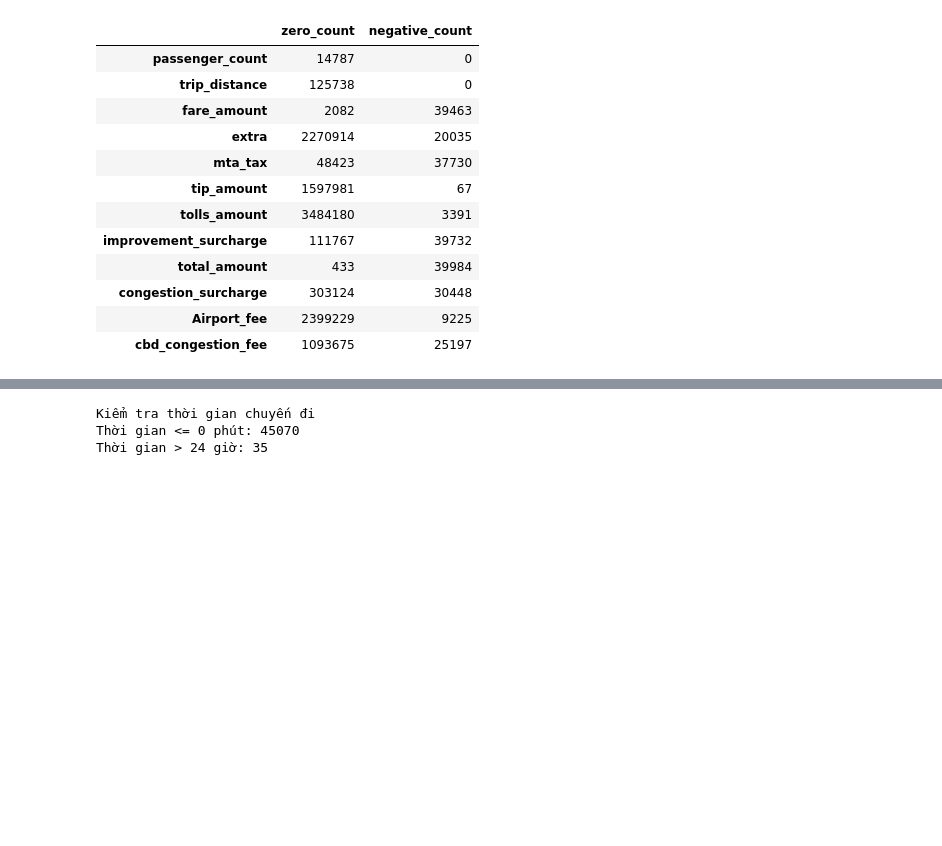
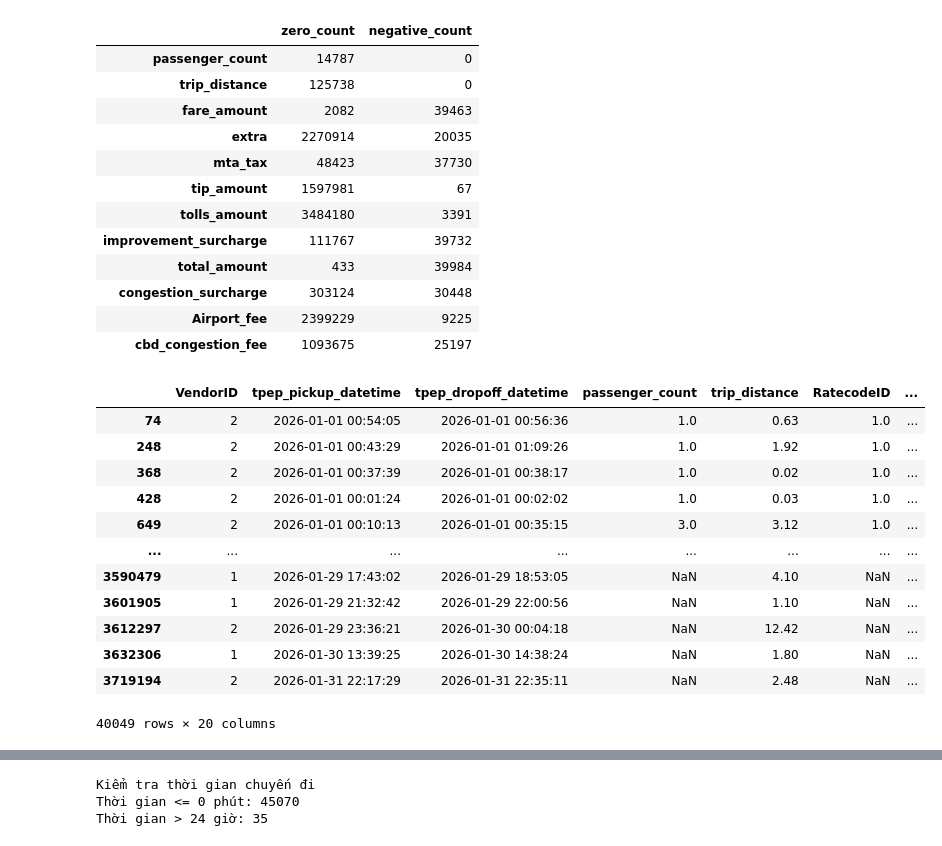
Before and after one commit to Vanton123/nyc-taxi-analytics, a Jupyter notebook: notebook/01_data_exploration.ipynb, the cells around one changed output, grey strips where cells are left out. Saved outputs shown, nothing was run; the diff lists cells and outputs as text; code cells hidden in the pictures; blank space fills up the shorter version.

```diff
--- a/notebook/01_data_exploration.ipynb
+++ b/notebook/01_data_exploration.ipynb
@@ -170,3 +237,19 @@ display(summary)
 | congestion_surcharge | 303124 | 30448 |
 | Airport_fee | 2399229 | 9225 |
 | cbd_congestion_fee | 1093675 | 25197 |
+# %%
+df[df[check_issuseCols].lt(0).any(axis=1)]
+# %% [output]
+|  | VendorID | tpep_pickup_datetime | tpep_dropoff_datetime | passenger_count | trip_distance | RatecodeID | ... |
+| 74 | 2 | 2026-01-01 00:54:05 | 2026-01-01 00:56:36 | 1.0 | 0.63 | 1.0 | ... |
+| 248 | 2 | 2026-01-01 00:43:29 | 2026-01-01 01:09:26 | 1.0 | 1.92 | 1.0 | ... |
+| 368 | 2 | 2026-01-01 00:37:39 | 2026-01-01 00:38:17 | 1.0 | 0.02 | 1.0 | ... |
+| 428 | 2 | 2026-01-01 00:01:24 | 2026-01-01 00:02:02 | 1.0 | 0.03 | 1.0 | ... |
+| 649 | 2 | 2026-01-01 00:10:13 | 2026-01-01 00:35:15 | 3.0 | 3.12 | 1.0 | ... |
+| ... | ... | ... | ... | ... | ... | ... | ... |
+| 3590479 | 1 | 2026-01-29 17:43:02 | 2026-01-29 18:53:05 | NaN | 4.10 | NaN | ... |
+| 3601905 | 1 | 2026-01-29 21:32:42 | 2026-01-29 22:00:56 | NaN | 1.10 | NaN | ... |
+| 3612297 | 2 | 2026-01-29 23:36:21 | 2026-01-30 00:04:18 | NaN | 12.42 | NaN | ... |
+| 3632306 | 1 | 2026-01-30 13:39:25 | 2026-01-30 14:38:24 | NaN | 1.80 | NaN | ... |
+| 3719194 | 2 | 2026-01-31 22:17:29 | 2026-01-31 22:35:11 | NaN | 2.48 | NaN | ... |
+40049 rows × 20 columns
```
Also changed, not shown: parts of 13 cells of this notebook, 3 other files.
